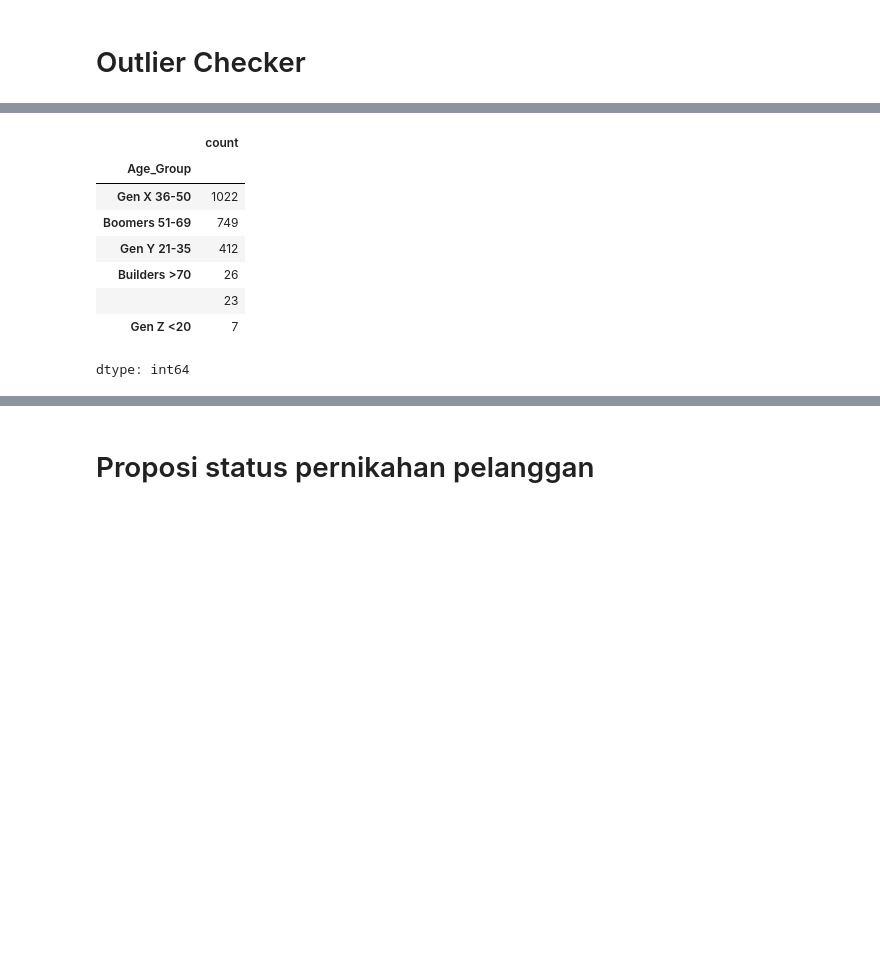
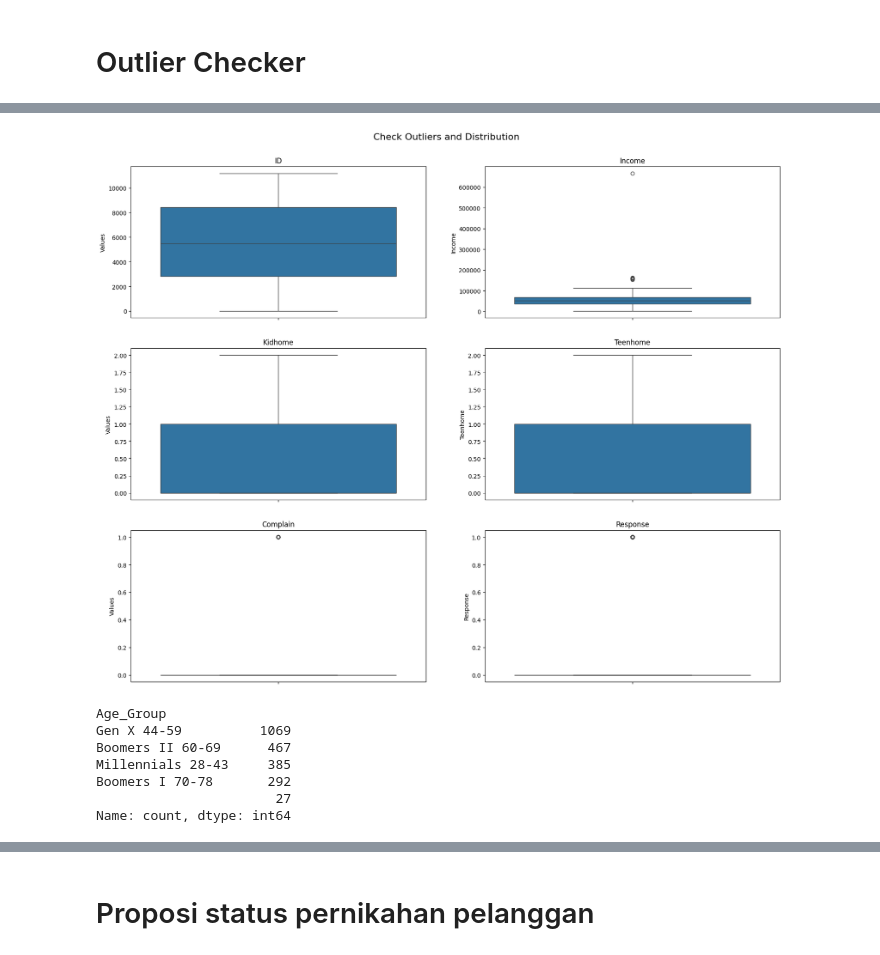
Before and after one commit to rilgilang/Capstone-Project-2, a Jupyter notebook: Capstone_Project_2_Customer.ipynb, the cells around one changed output, grey strips where cells are left out. Cells and saved outputs as stored; diff of their text form; code cells hidden in the pictures; blank space fills up the shorter version.

```diff
--- a/Capstone_Project_2_Customer.ipynb
+++ b/Capstone_Project_2_Customer.ipynb
@@ -304,34 +178,63 @@ Name: Response, Length: 333, dtype: int64
+# %%
+import seaborn as sns # Import the seaborn library
+
+# Select only numeric columns
+df_numeric = df.select_dtypes(include='number').columns.tolist()
+
+# Exclude certain columns
+excluded_columns = ['Year_Birth', 'Recency', 'MntWines', 'MntFruits', 'MntMeatProducts', 'MntFishProducts',
+                    'MntSweetProducts', 'MntGoldProds', 'NumDealsPurchases', 'NumWebPurchases',
+                    'NumCatalogPurchases', 'NumStorePurchases', 'NumWebVisitsMonth', 'AcceptedCmp3',
+                    'AcceptedCmp4', 'AcceptedCmp5', 'AcceptedCmp1', 'AcceptedCmp2', 'Z_CostContact', 'Z_Revenue']
+
+# Filter df_numeric to exclude the above columns
+df_numeric = [col for col in df_numeric if col not in excluded_columns]
+
+def boxplots_custom(dataset, columns_list, rows, cols, suptitle,size=(20,16)):
+    fig, axs = plt.subplots(rows, cols,  figsize=size)
+    fig.suptitle(suptitle,y=0.93, size=16)
+    axs = axs.flatten()
+    for i, data in enumerate(columns_list):
+        if i % cols == 0:
+            axs[i].set_ylabel('Values')
+        sns.boxplot( data=dataset[data], orient='v', ax=axs[i])
+        axs[i].set_title(data)
+
+boxplots_custom(dataset=df, columns_list=df_numeric, rows=3, cols=2, suptitle=' Check Outliers and Distribution')
+# %% [output]
+[figure, added]
 # %%
-# Counting Age
 import datetime  # Import the datetime module
 
+# Get the current year
 current_year = datetime.datetime.now().year
+
+# Calculate age
 df['Age'] = current_year - df['Year_Birth']
 
-# Inisialisasi kolom 'Age_Group'
+# Initialize 'Age_Group' column
 df['Age_Group'] = ""
 
+# Assigning age groups based on the given birth year ranges
 for i, birth in enumerate(df['Year_Birth']):
-    if birth >= 1995:
-        df.loc[i, 'Age_Group'] = "Gen Z <20"  # Age ranges 20 -
-    elif birth >= 1980:
-        df.loc[i, 'Age_Group'] = "Gen Y 21-35"
-    elif birth >= 1965:
-        df.loc[i, 'Age_Group'] = "Gen X 36-50"
-    elif birth >= 1946:
-        df.loc[i, 'Age_Group'] = "Boomers 51-69"
-    else:
-        df.loc[i, 'Age_Group'] = "Builders >70"
+    if 1997 <= birth <= 2012:
+        df.loc[i, 'Age_Group'] = "Gen Z 12-27"
+    elif 1981 <= birth <= 1996:
+        df.loc[i, 'Age_Group'] = "Millennials 28-43"
+    elif 1965 <= birth <= 1980:
+        df.loc[i, 'Age_Group'] = "Gen X 44-59"
+    elif 1955 <= birth <= 1964:
+        df.loc[i, 'Age_Group'] = "Boomers II 60-69"
+    elif 1946 <= birth <= 1954:
+        df.loc[i, 'Age_Group'] = "Boomers I 70-78"
 
-
-df['Age_Group'].value_counts()
+# Check the distribution of Age Groups
+print(df['Age_Group'].value_counts())
 # %% [output]
-|  | count |
-| Age_Group |  |
-| Gen X 36-50 | 1022 |
-| Boomers 51-69 | 749 |
-| Gen Y 21-35 | 412 |
-| Builders >70 | 26 |
-|  | 23 |
-| Gen Z <20 | 7 |
-dtype: int64
+Age_Group
+Gen X 44-59          1069
+Boomers II 60-69      467
+Millennials 28-43     385
+Boomers I 70-78       292
+                       27
+Name: count, dtype: int64
```
Also changed, not shown: parts of 59 cells of this notebook.
